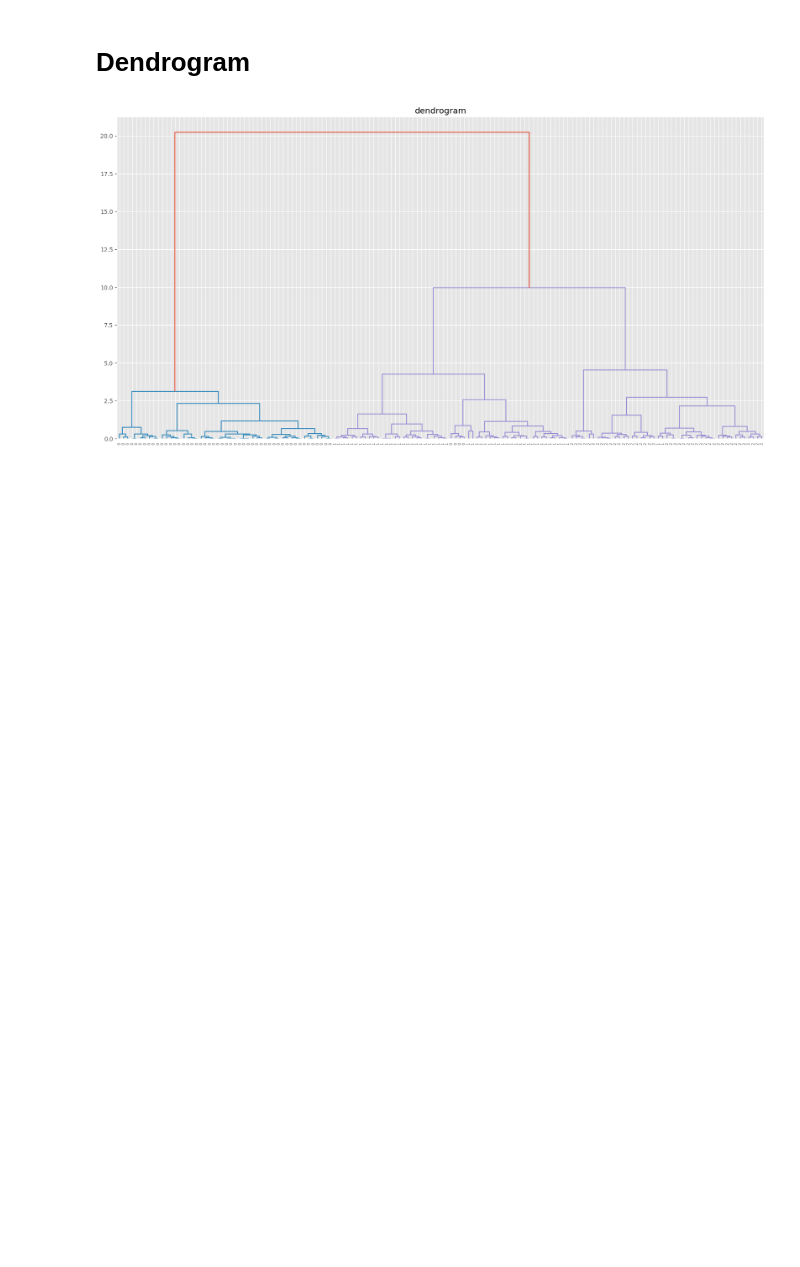
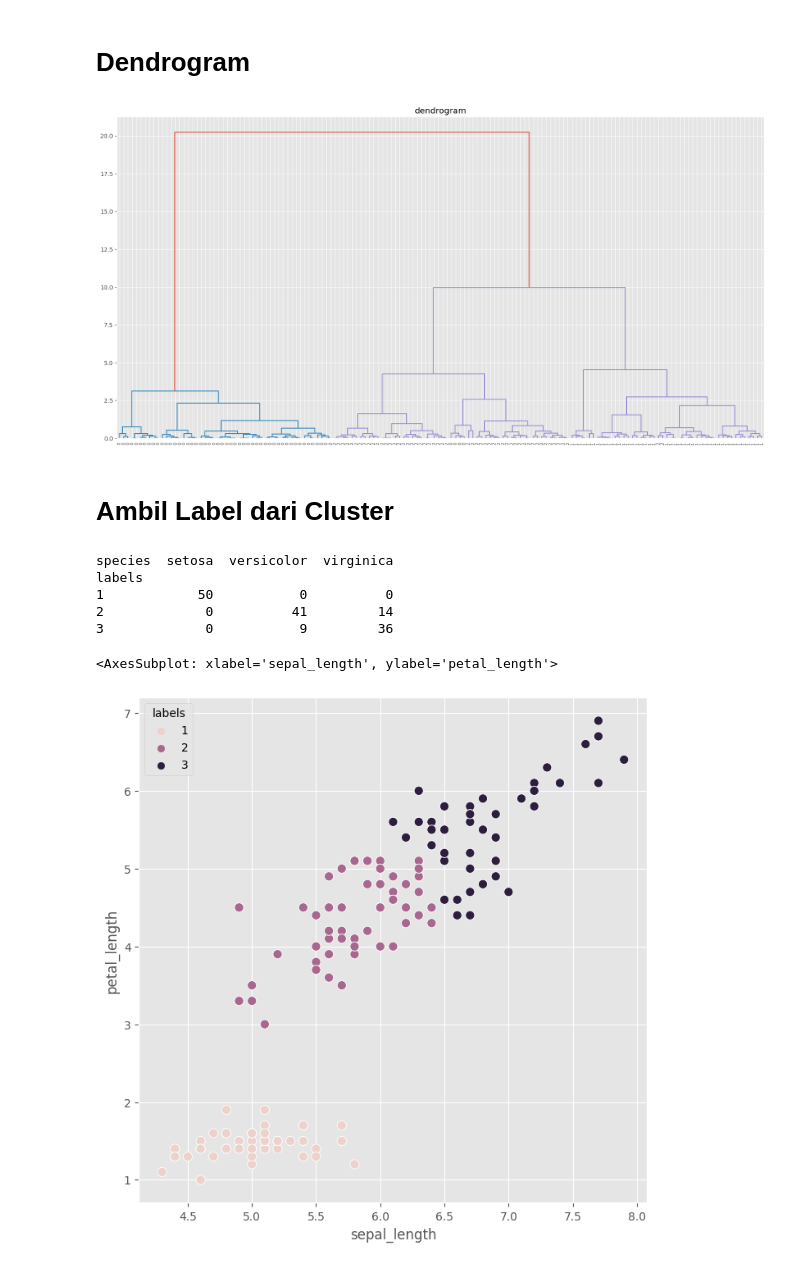
Before and after one commit to anantaYSR/Praktikum_KB, a Jupyter notebook: PERTEMUAN/Pertemuan6/Pertemuan6.ipynb, the cells around one changed output. Drawn from its saved outputs; the diff is of its cells as text; code cells hidden in the pictures; blank space fills up the shorter version.

```diff
--- a/PERTEMUAN/Pertemuan6/Pertemuan6.ipynb
+++ b/PERTEMUAN/Pertemuan6/Pertemuan6.ipynb
@@ -149,3 +149,27 @@ plt.title("dendrogram")
 plt.show()
 # %% [output]
 [figure]
+# %% [markdown]
+# Ambil Label dari Cluster
+# %%
+from scipy.cluster.hierarchy import fcluster
+
+labels2 = fcluster (ananta, 5, criterion='distance')
+
+df_h = pd.DataFrame({'labels': labels2, 'species': df.species})
+
+ct2 = pd.crosstab(df_h['labels'], df_h['species'])
+print(ct2)
+# %% [output]
+species  setosa  versicolor  virginica
+labels
+1            50           0          0
+2             0          41         14
+3             0           9         36
+# %%
+df_subset['labels'] = labels2
+plt.figure(figsize=(8,8))
+sns.scatterplot(x = 'sepal_length', y = 'petal_length', hue = 'labels', data = df_subset, s=65)
+# %% [output]
+<AxesSubplot: xlabel='sepal_length', ylabel='petal_length'>
+[figure, added]
```
Also changed, not shown: parts of 6 cells of this notebook.
